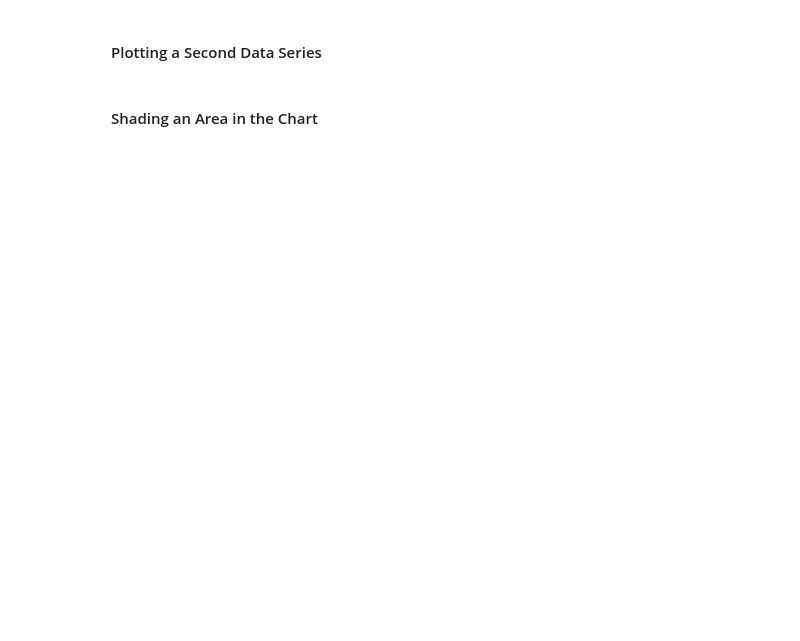
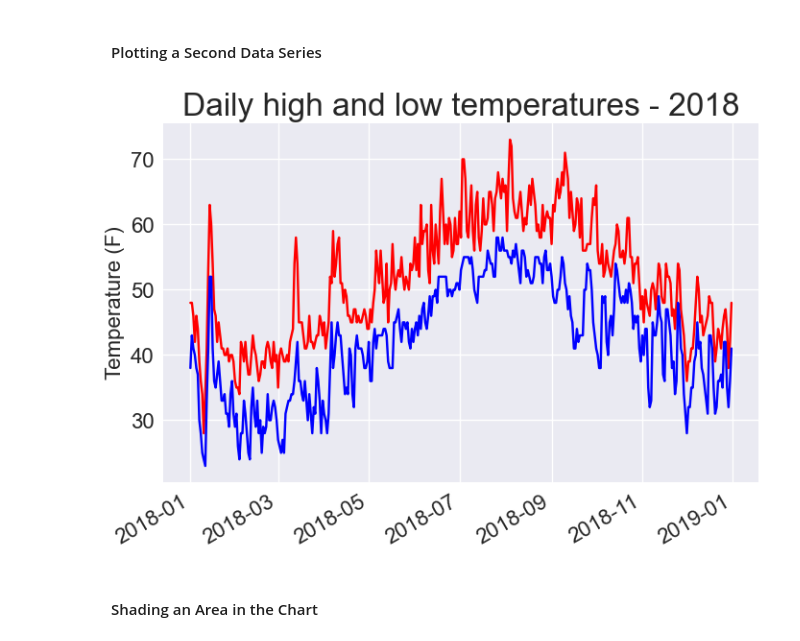
Before and after one commit to JChover/Python_Crash_Course, a Jupyter notebook: PART II - PROJECTS/Project 2 - Data Visualization/Chapter 16 - Downloading Data/Chapter_16.ipynb, the cells around one changed output. Saved outputs shown, nothing was run; the diff lists cells and outputs as text; code cells hidden in the pictures; blank space fills up the shorter version.

```diff
--- a/PART II - PROJECTS/Project 2 - Data Visualization/Chapter 16 - Downloading Data/Chapter_16.ipynb
+++ b/PART II - PROJECTS/Project 2 - Data Visualization/Chapter 16 - Downloading Data/Chapter_16.ipynb
@@ -21,4 +192,42 @@ from IPython.display import Code
 # %% [markdown]
 #### &emsp;Plotting a Second Data Series
+# %%
+# Plotting a Second Data Series - sitka_highs_lows.py
+import csv
+from datetime import datetime
+
+import matplotlib.pyplot as plt
+
+filename = 'Files/data/sitka_weather_2018_simple.csv'
+with open(filename) as f:
+    reader = csv.reader(f)
+    header = next(reader)
+
+    # Get DATE, TMAX and TMIN from this file
+    dates, highs, lows = [], [], []
+    for row in reader:
+        current_date = datetime.strptime(row[2], '%Y-%m-%d')
+        dates.append(current_date)
+        high = int(row[5])
+        highs.append(high)
+        low = int(row[6])
+        lows.append(low)
+
+# Plot the high temperatures.
+plt.style.use('seaborn-v0_8')
+fig, ax = plt.subplots()
+ax.plot(dates, highs, c='red')
+ax.plot(dates, lows, c='blue')
+
+# Format plot.
+plt.title("Daily high and low temperatures - 2018", fontsize=24)
+plt.xlabel('', fontsize=16)
+fig.autofmt_xdate()
+plt.ylabel("Temperature (F)", fontsize=16)
+plt.tick_params(axis='both', which='major', labelsize=16)
+
+plt.show()
+# %% [output]
+[figure, added]
 # %% [markdown]
 #### &emsp;Shading an Area in the Chart
```
Also changed, not shown: parts of 12 cells of this notebook, 7 other files.
